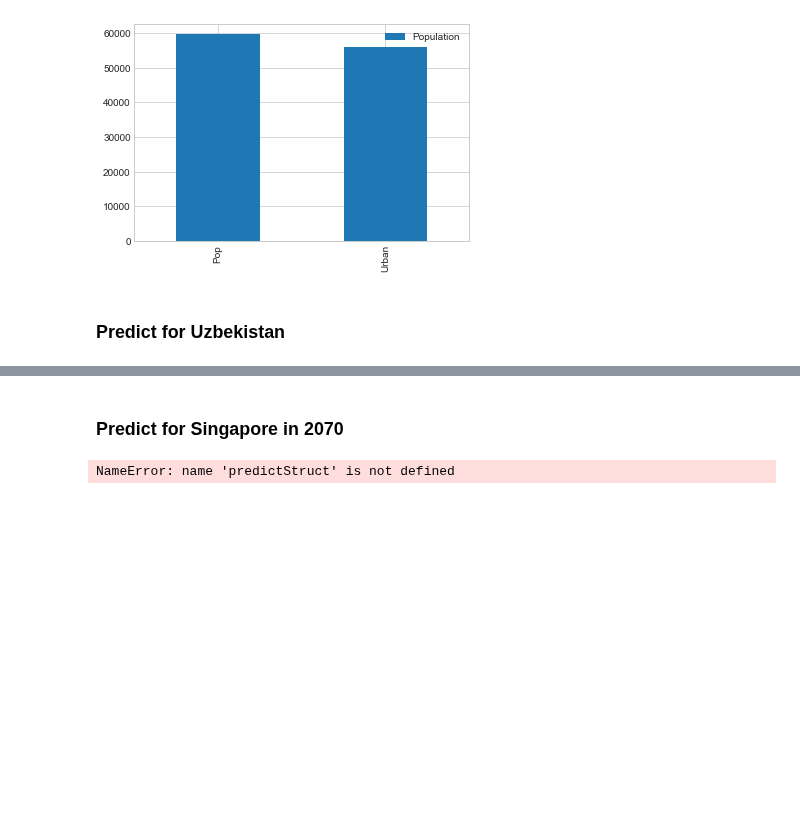
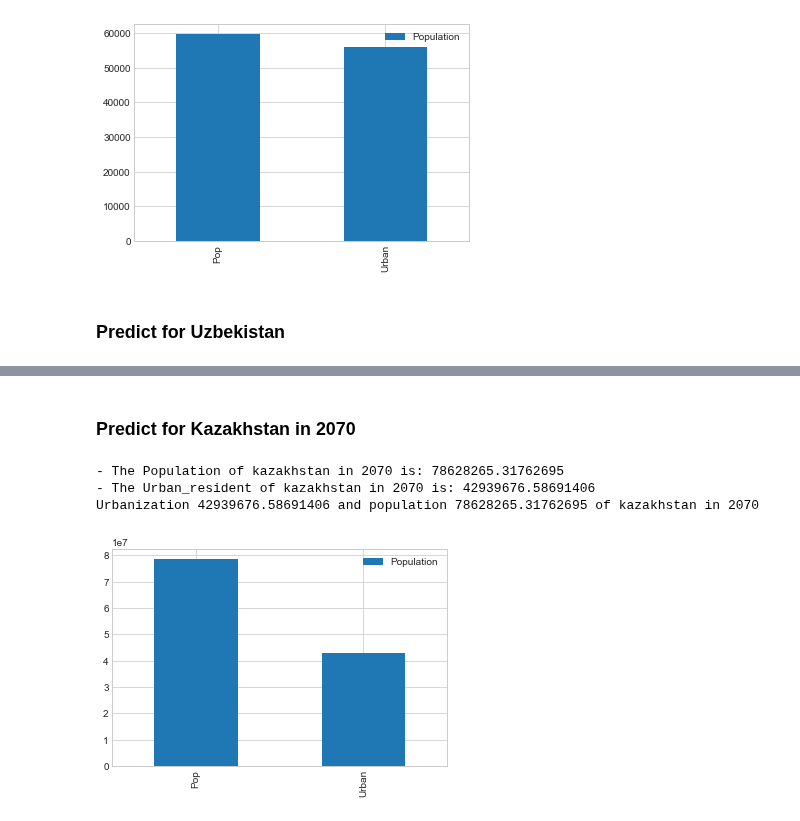
Before and after one commit to HoDangCao/Data-collection-and-population-analysis-of-Asia-and-North-America, a Jupyter notebook: DSProject - latest ver.ipynb, the cells around one changed output, grey strips where cells are left out. Cells and saved outputs as stored; diff of their text form; code cells hidden in the pictures; blank space fills up the shorter version.

```diff
--- a/DSProject - latest ver.ipynb
+++ b/DSProject - latest ver.ipynb
@@ -1154,8 +1165,11 @@ predictStruct(listCountry[53],2050)
 Urbanization 23050452.3180542 and population 44370779.26245117 of uzbekistan in 2050
 [figure]
 # %% [markdown]
-### Predict for Singapore in 2070
+### Predict for Kazakhstan in 2070
 # %%
-predictStruct(listCountry[44],2060)
+predictStruct(listCountry[27],2070)
 # %% [output]
-NameError: name 'predictStruct' is not defined
+- The Population of kazakhstan in 2070 is: 78628265.31762695
+- The Urban_resident of kazakhstan in 2070 is: 42939676.58691406
+Urbanization 42939676.58691406 and population 78628265.31762695 of kazakhstan in 2070
+[figure, added]
```
Also changed, not shown: parts of 6 cells of this notebook.
